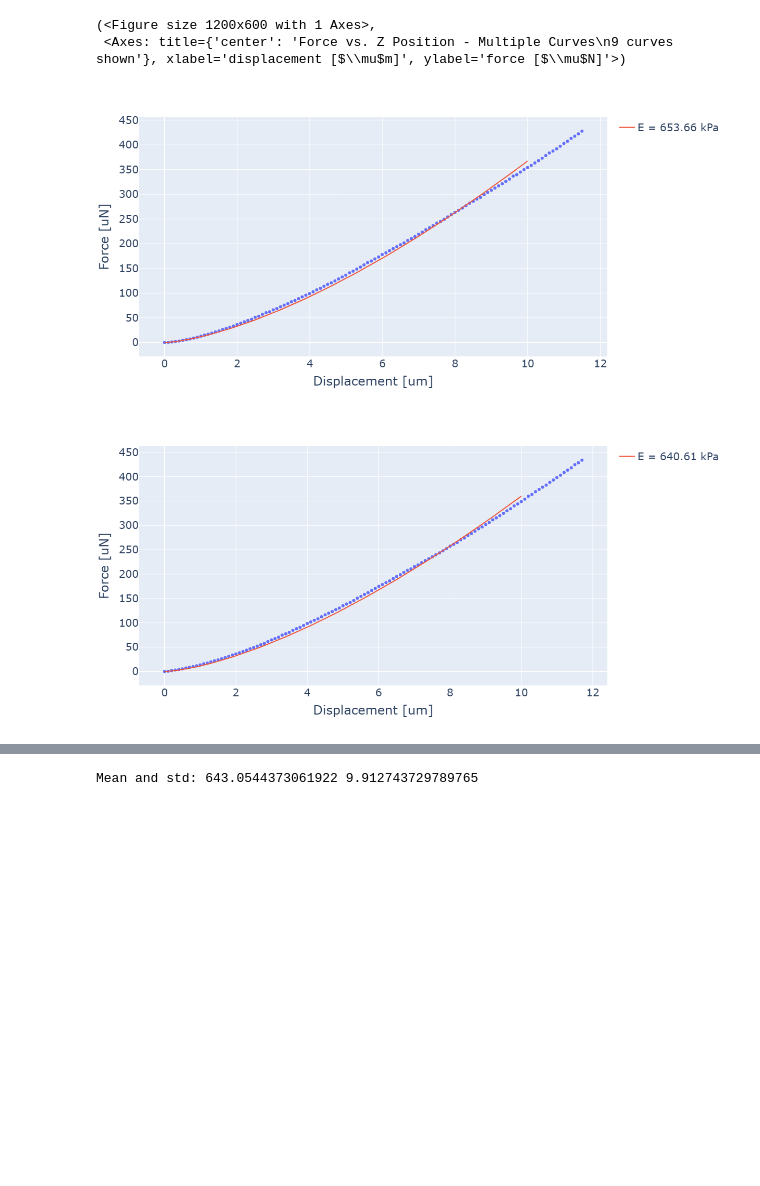
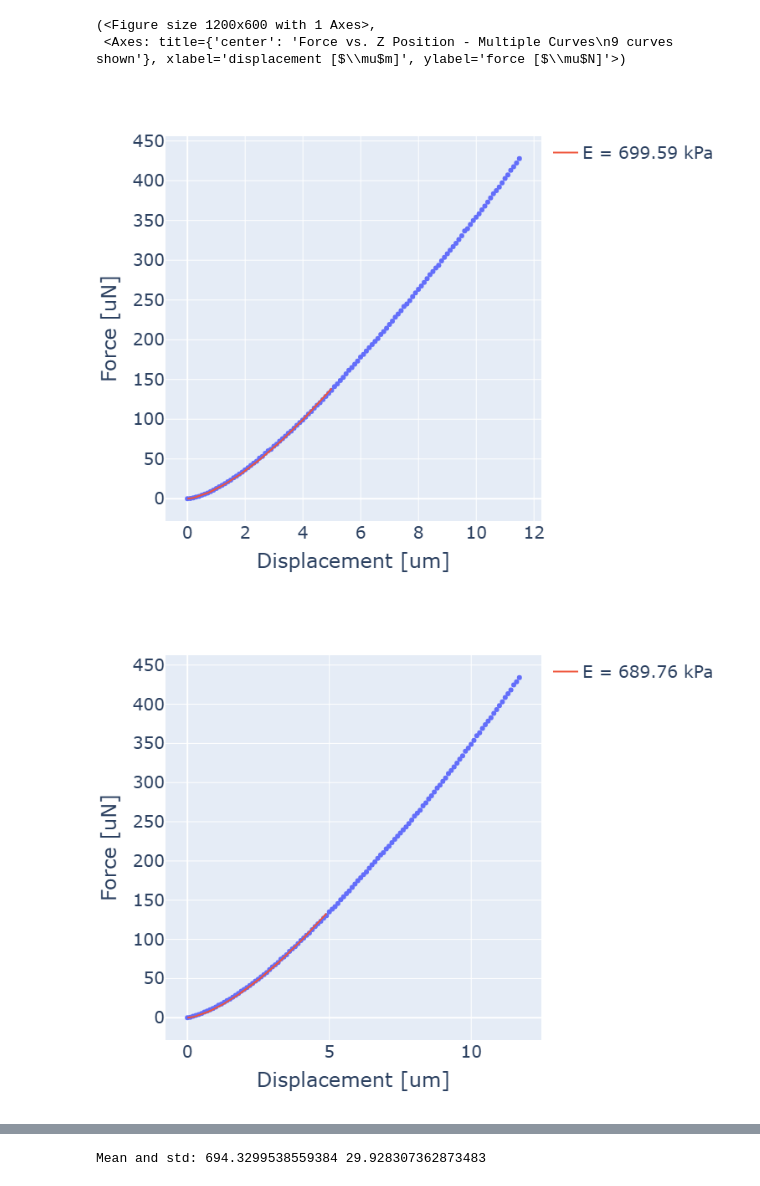
Before and after one commit to ecmscripts/indentation, a Jupyter notebook: FT_colgel.ipynb, the cells around one changed output, grey strips where cells are left out. Cells and saved outputs as stored; diff of their text form; code cells hidden in the pictures; blank space fills up the shorter version.

```diff
--- a/FT_colgel.ipynb
+++ b/FT_colgel.ipynb
@@ -27,7 +24,7 @@ from indentation.ml.models import ConvClassifier_1, ConvClassifier_2
 # in ethanol
 #path = r"G:\File_Exchange\Raoul_Paula\2024_12_06\ft_colgel_noglue1\ft_colgel_noglue_ethanol.dat"
 
-path = r"F:\pcameron\3_Experimental\FemtoTools\14012025\ft_rtv_pbs_1.dat"
+path = r"E:\Staff\pcameron\3_Experimental\FemtoTools\14012025\ft_rtv_pbs_1.dat"
 
 ft = IndentationSet(path, exp_type="ft")
 
@@ -61,12 +58,12 @@ ft.plot_all(linestyle="")
 (<Figure size 1200x600 with 1 Axes>,
  <Axes: title={'center': 'Force vs. Z Position - Multiple Curves\n9 curves shown'}, xlabel='displacement [$\\mu$m]', ylabel='force [$\\mu$N]'>)
 # %%
-function_arguments = dict(radius=100, nu=0.5, cutoff=10, keyname="youngs_modulus", show_plot=True)
+function_arguments = dict(radius=100, nu=0.5, cutoff=5, keyname="youngs_modulus", show_plot=True)
 ft.calculate_curve_parameter(function=parameter_youngs_modulus, **function_arguments)
 plot_curve_parameters_bar(ft,
                           parameter_names=['youngs_modulus'],
                           labels=['collagen hydrogel'],
                           figsize=(5,5))
 # %% [output]
-[figure, old version]
+[figure, new version]
-[figure, old version]
+[figure, new version]
@@ -80 +77 @@ plot_curve_parameters_bar(ft,
-Mean and std: 643.0544373061922 9.912743729789765
+Mean and std: 694.3299538559384 29.928307362873483
```
Also changed, not shown: parts of 2 cells of this notebook, 5 other files.
